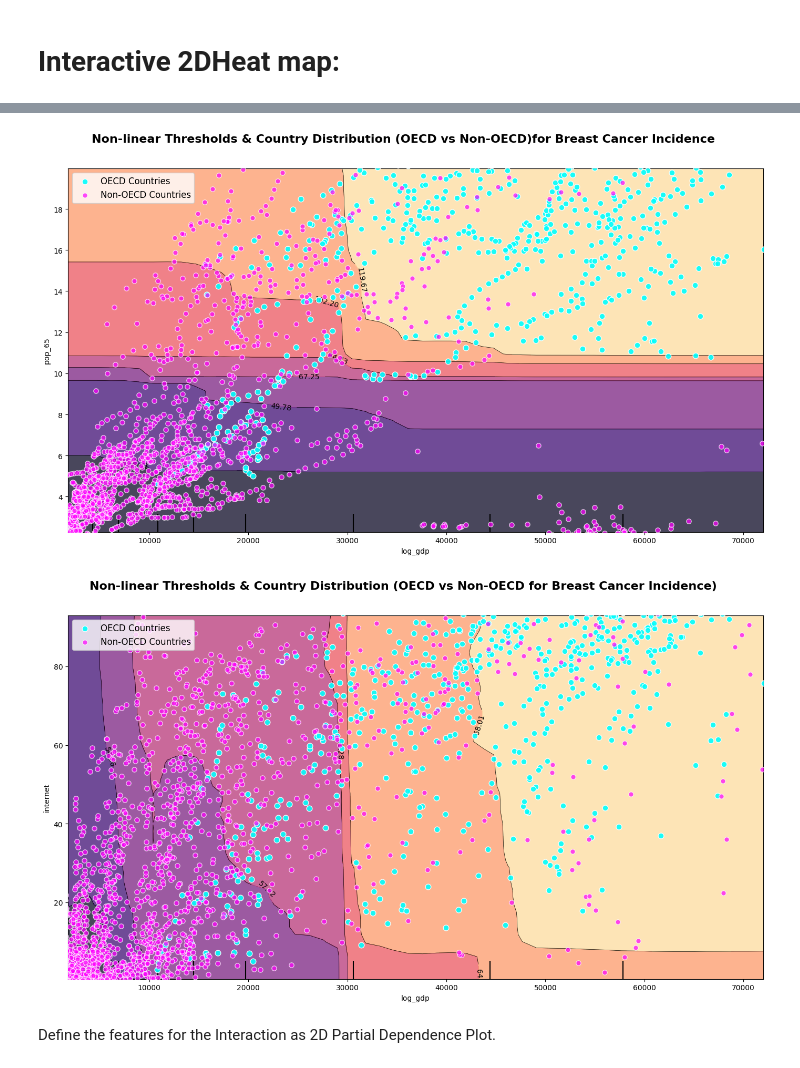
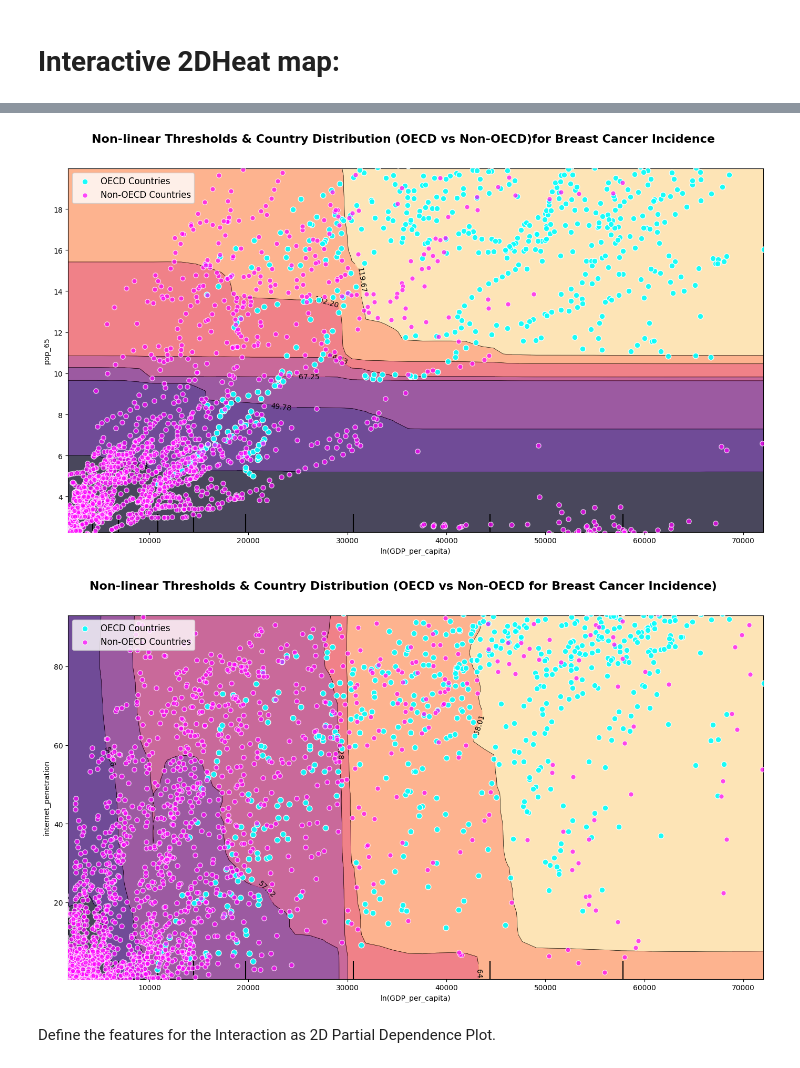
Before and after one commit to Mary-Moradi/BreastCancer_Burden_PanelStudy, a Jupyter notebook: ML_incidence.ipynb, the cells around one changed output, grey strips where cells are left out. Cells and saved outputs as stored; diff of their text form; code cells hidden in the pictures.

```diff
--- a/ML_incidence.ipynb
+++ b/ML_incidence.ipynb
@@ -15,8 +15,8 @@ df_ml= pd.read_csv('preparing_Incidence_data_for_ML.csv')
 # %% [markdown]
 # preparing independent data & dependent
 # %%
-features= ['log_gdp', 'urban_pop','pop_65', 'dm_high_aging_society','fertility','bmi', 'smoking', 'labor_rate', 'internet',
-                                   'log_gdp_is_oecd','labor_rate * is_oecd']
+features= ['ln(GDP_per_capita)', 'urbanization_rate','pop_65', 'dm_high_aging_society','fertility','bmi', 'female_smoking', 'female_labor_rate', 'internet_penetration',
+                                   'log_gdp_is_oecd','female_labor_rate * is_oecd']
 X= df_ml[features]
 y= df_ml['incidence']
 # %% [markdown]
@@ -124,5 +124,5 @@ plt.show()
 # %%
-feature_infrastructure = [('log_gdp', 'pop_65')]
+feature_infrastructure = [('ln(GDP_per_capita)', 'pop_65')]
 fig, ax = plt.subplots(figsize=(14, 8))
 
 #using a default contour in the model of training data
@@ -139,12 +139,12 @@ non_oecd_points = train_data_with_oecd[train_data_with_oecd['is_oecd'] == 0]
 # graphically differentiate OECD and non_OECD countries on the contour plot
 #OECD_countries:
 target_ax.scatter(
-    oecd_points['log_gdp'], oecd_points['pop_65'],
+    oecd_points['ln(GDP_per_capita)'], oecd_points['pop_65'],
     color='cyan', alpha=0.9, edgecolors='white', s=60, zorder=5,
     label='OECD Countries')
 #non-OECD countries:
 target_ax.scatter(
-    non_oecd_points['log_gdp'], non_oecd_points['pop_65'],
+    non_oecd_points['ln(GDP_per_capita)'], non_oecd_points['pop_65'],
     color='magenta', alpha=0.7, edgecolors='white', s=45, zorder=5,
     label='Non-OECD Countries')
 # Adding guides and labels
@@ -153,42 +153,42 @@ fig.suptitle('Non-linear Thresholds & Country Distribution (OECD vs Non-OECD)for
 plt.tight_layout()
 plt.show()
 # %% [output]
-[figure, old version]
+[figure, new version]
 # %%
-feature_infrastructure = [('log_gdp', 'internet')]
+feature_infrastructure = [('ln(GDP_per_capita)', 'internet_penetration')]
 fig, ax = plt.subplots(figsize=(14, 8))
 
 #using a default contour in the model of training data
 display = PartialDependenceDisplay.from_estimator(
     rf_incidence, x_train, feature_infrastructure,
     grid_resolution=50,
     ax=ax,
     contour_kw={"cmap": "magma"})
 
 target_ax = display.axes_[0, 0]
 train_data_with_oecd = df_ml.loc[x_train.index]
 
 oecd_points = train_data_with_oecd[train_data_with_oecd['is_oecd'] == 1]
 non_oecd_points = train_data_with_oecd[train_data_with_oecd['is_oecd'] == 0]
 
 # graphically differentiate OECD and non_OECD countries on the contour plot
 #OECD_countries:
 target_ax.scatter(
-    oecd_points['log_gdp'], oecd_points['internet'],
+    oecd_points['ln(GDP_per_capita)'], oecd_points['internet_penetration'],
     color='cyan', alpha=0.9, edgecolors='white', s=60, zorder=5,
     label='OECD Countries')
 
 #non_OECD_countries:
 target_ax.scatter(
-    non_oecd_points['log_gdp'], non_oecd_points['internet'],
+    non_oecd_points['ln(GDP_per_capita)'], non_oecd_points['internet_penetration'],
     color='magenta', alpha=0.7, edgecolors='white', s=45, zorder=5,
     label='Non-OECD Countries')
 # Adding guides and labels
 target_ax.legend(loc='upper left', fontsize=12)
 fig.suptitle('Non-linear Thresholds & Country Distribution (OECD vs Non-OECD for Breast Cancer Incidence)', fontsize=16, fontweight='bold', y=1.02)
 plt.tight_layout()
 plt.show()
 # %% [output]
-[figure, old version]
+[figure, new version]
 # %% [markdown]
 Define the features for the Interaction as 2D Partial Dependence Plot.
```
Also changed, not shown: parts of 3 cells of this notebook, 5 other files.
